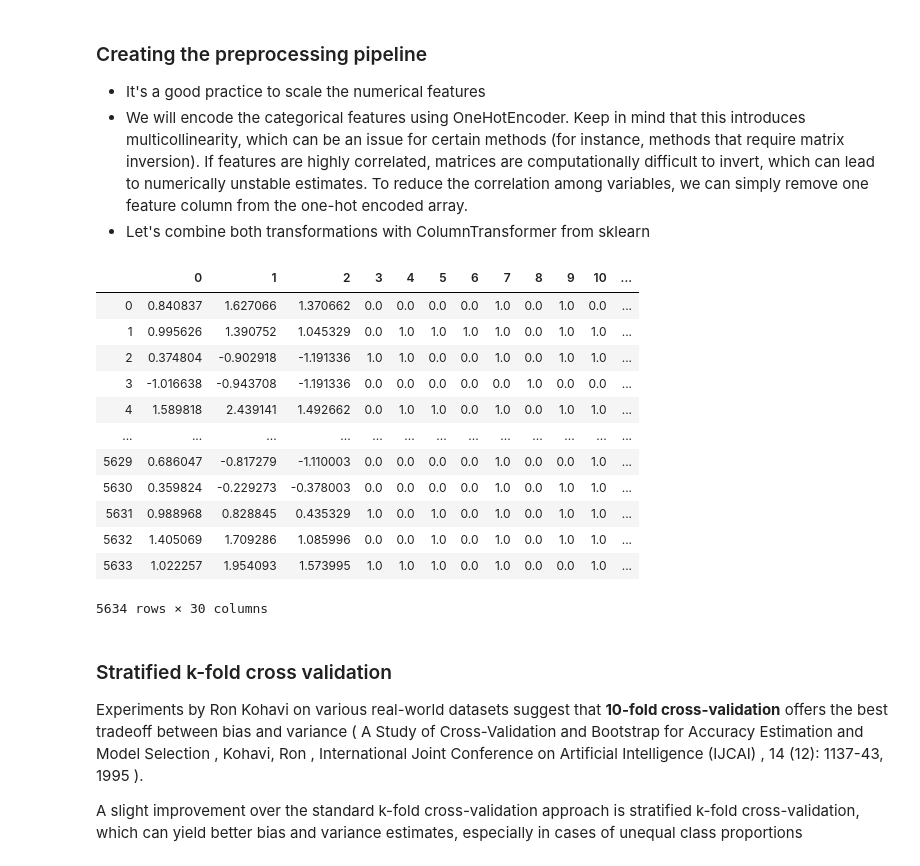
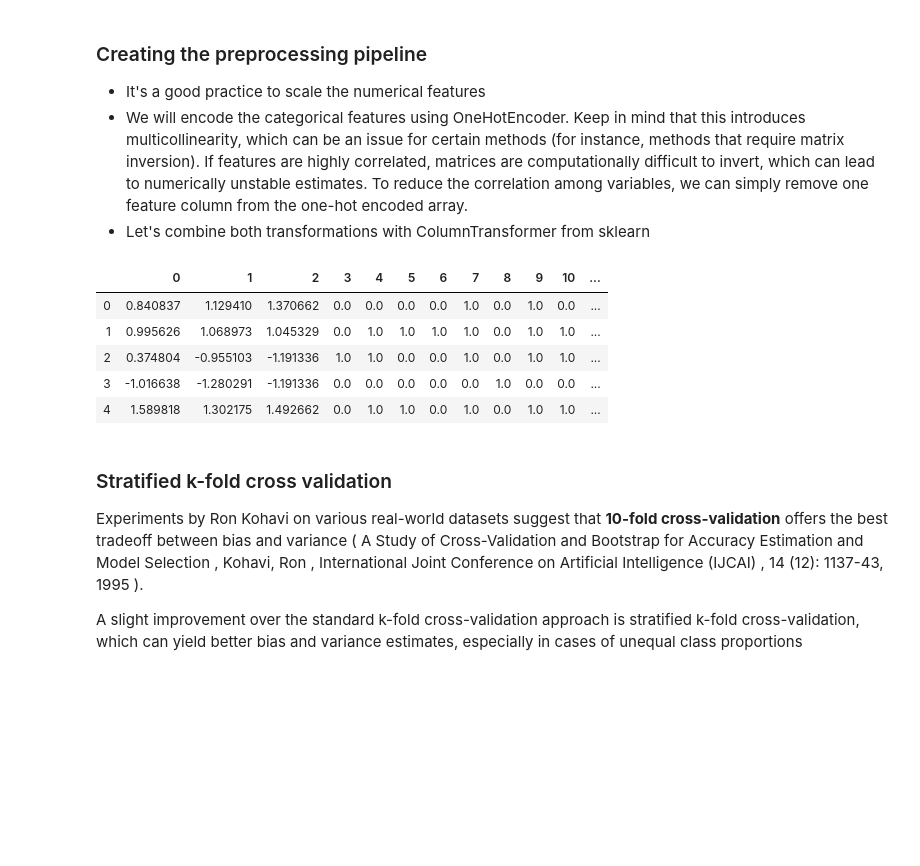
Before and after one commit to millengustavo/churn-prediction, a Jupyter notebook: notebooks/telco-customer-churn.ipynb, the cells around one changed output. Drawn from its saved outputs; the diff is of its cells as text; code cells hidden in the pictures; blank space fills up the shorter version.

```diff
--- a/notebooks/telco-customer-churn.ipynb
+++ b/notebooks/telco-customer-churn.ipynb
@@ -65,3 +92,5 @@ df.describe()
+# %%
+df["TotalCharges"] = df["TotalCharges"].apply(lambda x: np.log1p(x))
 # %%
 df["Churn"].hist()
 # %% [output]
@@ -73,6 +102,11 @@ df["Churn"].value_counts(normalize=True)
 No     0.73463
 Yes    0.26537
 Name: Churn, dtype: float64
+# %%
+map_labels = {"No": 0,
+              "Yes": 1}
+
+df["Churn"] = df["Churn"].map(map_labels)
 # %%
 df.isnull().sum()
 # %% [output]
@@ -120,4 +154,4 @@ Yes    0.265436
 Name: Churn, dtype: float64
 # %%
-df = strat_train_set.drop("Churn", axis=1)
-df_labels = strat_train_set["Churn"].copy()
+X_train = strat_train_set.drop("Churn", axis=1)
+y_train = strat_train_set["Churn"].copy()
@@ -185,6 +203,7 @@ Index(['gender', 'SeniorCitizen', 'Partner', 'Dependents', 'tenure',
 # %%
 from sklearn.compose import ColumnTransformer
 from sklearn.pipeline import Pipeline
+from sklearn.impute import SimpleImputer
 from sklearn.preprocessing import StandardScaler
 from sklearn.preprocessing import OneHotEncoder
 
@@ -194,7 +213,9 @@ cat_attribs = ["SeniorCitizen", "gender", "Partner", "Dependents",
                'OnlineBackup', 'DeviceProtection', 'TechSupport', 'StreamingTV',
                'StreamingMovies', 'Contract', 'PaperlessBilling', 'PaymentMethod']
 
+
 num_pipeline = Pipeline([
+        ("imputer", SimpleImputer(strategy="median")),
         ('std_scaler', StandardScaler()),
     ])
 
@@ -203,23 +224,16 @@ full_pipeline = ColumnTransformer([
     ("cat", OneHotEncoder(drop="first"), cat_attribs),
 ])
 
-df_prepared = full_pipeline.fit_transform(df)
+X_train_prepared = full_pipeline.fit_transform(X_train)
 # %%
-pd.DataFrame(df_prepared)
+pd.DataFrame(X_train_prepared).head()
 # %% [output]
 |  | 0 | 1 | 2 | 3 | 4 | 5 | 6 | 7 | 8 | 9 | 10 | ... |
-| 0 | 0.840837 | 1.627066 | 1.370662 | 0.0 | 0.0 | 0.0 | 0.0 | 1.0 | 0.0 | 1.0 | 0.0 | ... |
-| 1 | 0.995626 | 1.390752 | 1.045329 | 0.0 | 1.0 | 1.0 | 1.0 | 1.0 | 0.0 | 1.0 | 1.0 | ... |
-| 2 | 0.374804 | -0.902918 | -1.191336 | 1.0 | 1.0 | 0.0 | 0.0 | 1.0 | 0.0 | 1.0 | 1.0 | ... |
-| 3 | -1.016638 | -0.943708 | -1.191336 | 0.0 | 0.0 | 0.0 | 0.0 | 0.0 | 1.0 | 0.0 | 0.0 | ... |
-| 4 | 1.589818 | 2.439141 | 1.492662 | 0.0 | 1.0 | 1.0 | 0.0 | 1.0 | 0.0 | 1.0 | 1.0 | ... |
-| ... | ... | ... | ... | ... | ... | ... | ... | ... | ... | ... | ... | ... |
-| 5629 | 0.686047 | -0.817279 | -1.110003 | 0.0 | 0.0 | 0.0 | 0.0 | 1.0 | 0.0 | 0.0 | 1.0 | ... |
-| 5630 | 0.359824 | -0.229273 | -0.378003 | 0.0 | 0.0 | 0.0 | 0.0 | 1.0 | 0.0 | 1.0 | 1.0 | ... |
-| 5631 | 0.988968 | 0.828845 | 0.435329 | 1.0 | 0.0 | 1.0 | 0.0 | 1.0 | 0.0 | 1.0 | 1.0 | ... |
-| 5632 | 1.405069 | 1.709286 | 1.085996 | 0.0 | 0.0 | 1.0 | 0.0 | 1.0 | 0.0 | 1.0 | 1.0 | ... |
-| 5633 | 1.022257 | 1.954093 | 1.573995 | 1.0 | 1.0 | 1.0 | 0.0 | 1.0 | 0.0 | 0.0 | 1.0 | ... |
+| 0 | 0.840837 | 1.129410 | 1.370662 | 0.0 | 0.0 | 0.0 | 0.0 | 1.0 | 0.0 | 1.0 | 0.0 | ... |
+| 1 | 0.995626 | 1.068973 | 1.045329 | 0.0 | 1.0 | 1.0 | 1.0 | 1.0 | 0.0 | 1.0 | 1.0 | ... |
+| 2 | 0.374804 | -0.955103 | -1.191336 | 1.0 | 1.0 | 0.0 | 0.0 | 1.0 | 0.0 | 1.0 | 1.0 | ... |
+| 3 | -1.016638 | -1.280291 | -1.191336 | 0.0 | 0.0 | 0.0 | 0.0 | 0.0 | 1.0 | 0.0 | 0.0 | ... |
+| 4 | 1.589818 | 1.302175 | 1.492662 | 0.0 | 1.0 | 1.0 | 0.0 | 1.0 | 0.0 | 1.0 | 1.0 | ... |
-5634 rows × 30 columns
 # %% [markdown]
 ### Stratified k-fold cross validation
 
```
Also changed, not shown: parts of 29 cells of this notebook.
